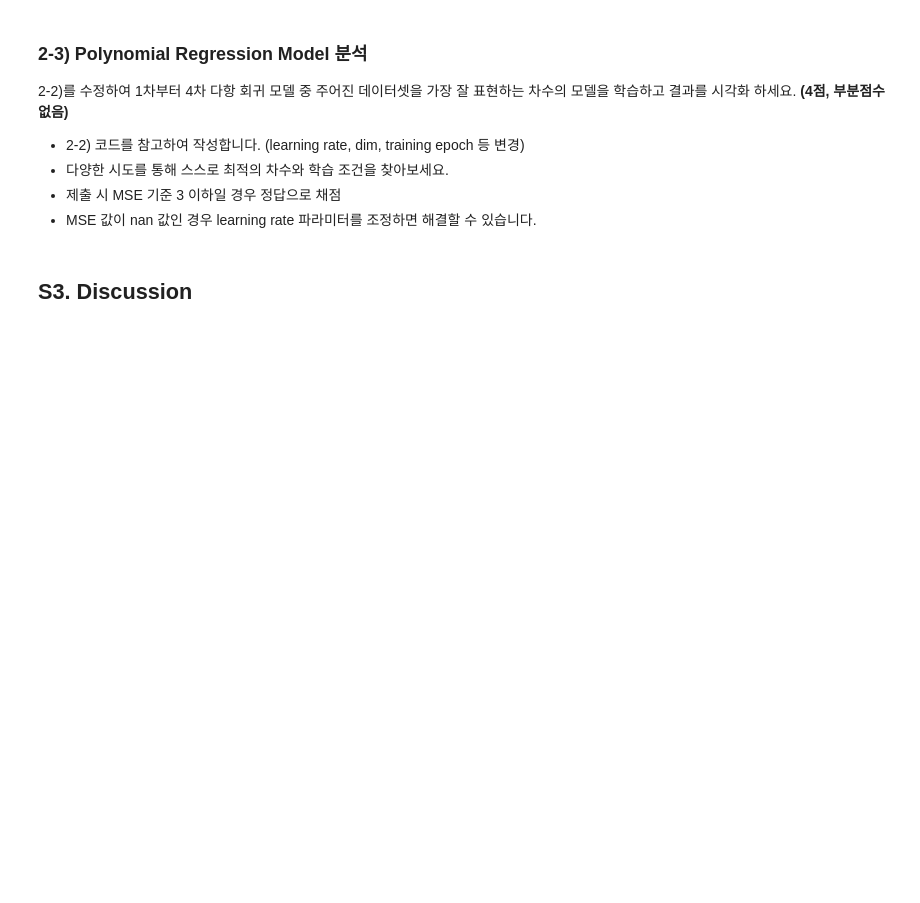
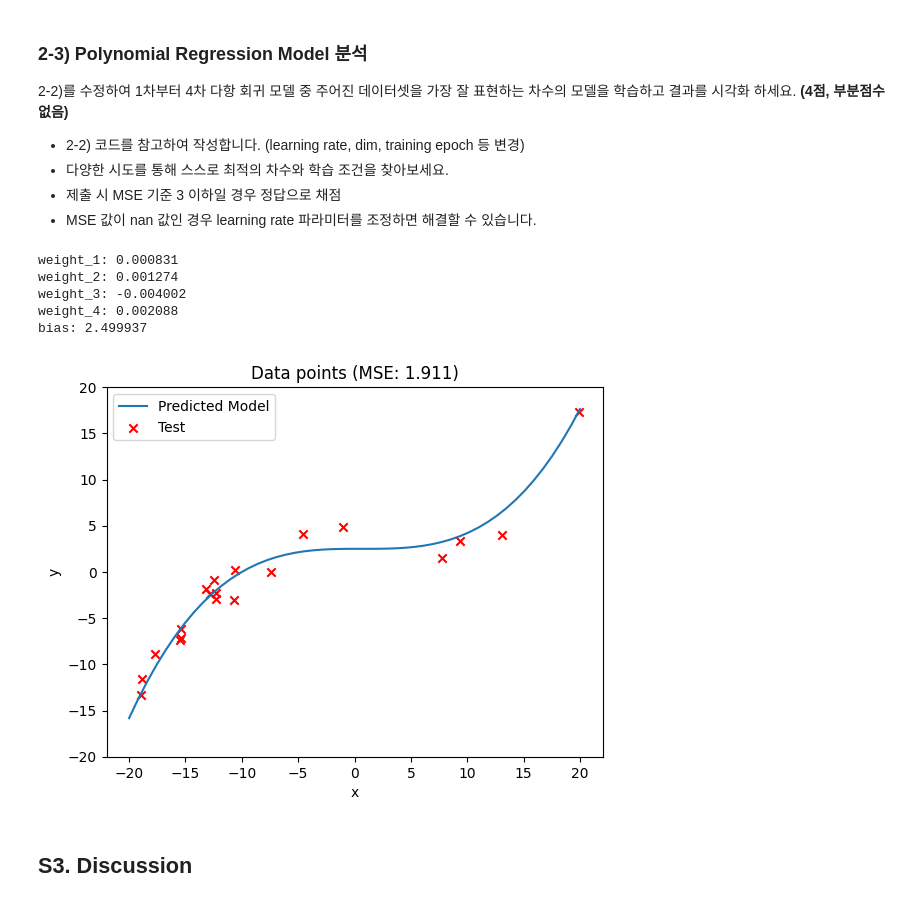
Before and after one commit to GbLeem/ML_Assignment, a Jupyter notebook: ass/P1_Regression.ipynb, the cells around one changed output. Cells and saved outputs as stored; diff of their text form; code cells hidden in the pictures; blank space fills up the shorter version.

Commit message:
[ADD] P1 & test python file [FIX] README

```diff
--- a/ass/P1_Regression.ipynb
+++ b/ass/P1_Regression.ipynb
@@ -310,3 +328,51 @@ plt.show()
+# %%
+# <your code>
+
+# Model define and training
+
+# Define a models
+polynomial = Polynomial(dim=4, lr=1e-8)  #  위에서 구현한 Polynomial regression model 모델 정의
+
+# Training
+polynomial.train(X_train, y_train, 1000)   #  100 epoch 학습
+
+# Print weight and bias
+for i, weight in enumerate(polynomial.weights):
+    print(f"weight_{i+1}: {weight:0.6f}")
+print(f"bias: {polynomial.bias:0.6f}")
+# %% [output]
+weight_1: 0.000831
+weight_2: 0.001274
+weight_3: -0.004002
+weight_4: 0.002088
+bias: 2.499937
+# %%
+# <your code>
+
+# Plotting polynomial and data points
+
+# Range of X
+x = np.linspace(-20, 20, 50)
+
+# Plotting polynomial
+plt.plot(x, polynomial.forward(x), label='Predicted Model')
+
+# Plotting test data points
+plt.scatter([i for idx, i in enumerate(X_test)],
+            [i for idx, i in enumerate(y_test)],
+            label='Test', marker='x', color='r')
+
+# Calculate MSE (Mean Square Error) of test data
+mse = sum([(y - polynomial.forward(x))** 2 for x, y in zip(X_test, y_test)]) / len(X_test)
+
+plt.title(f'Data points (MSE: {mse:0.3f})')
+plt.xlabel('x')
+plt.ylabel('y')
+plt.ylim([-20, 20])
+plt.legend()
+plt.show()
+# %% [output]
+[figure, added]
 # %% [markdown]
 ## S3. Discussion
 # %% [markdown]
```
Also changed, not shown: parts of 12 cells of this notebook, 2 other files.
